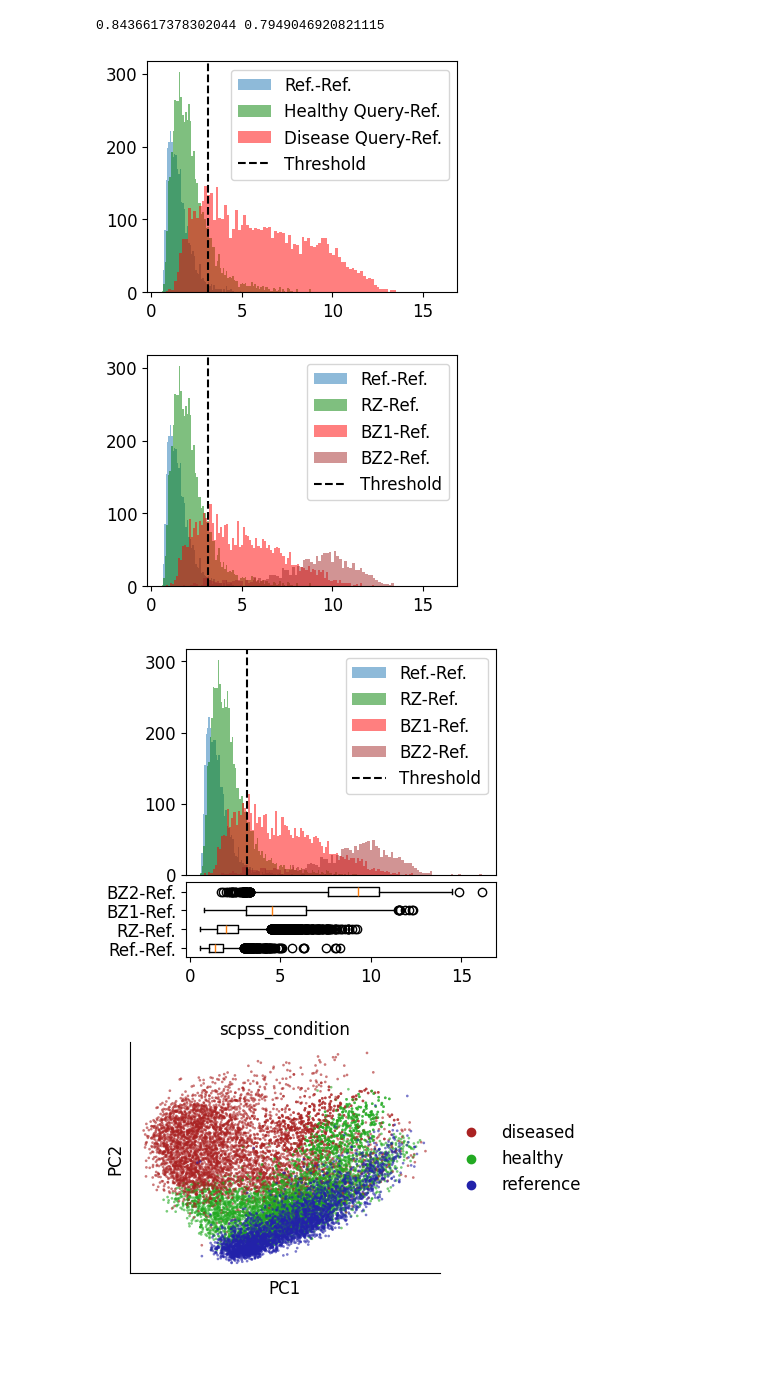
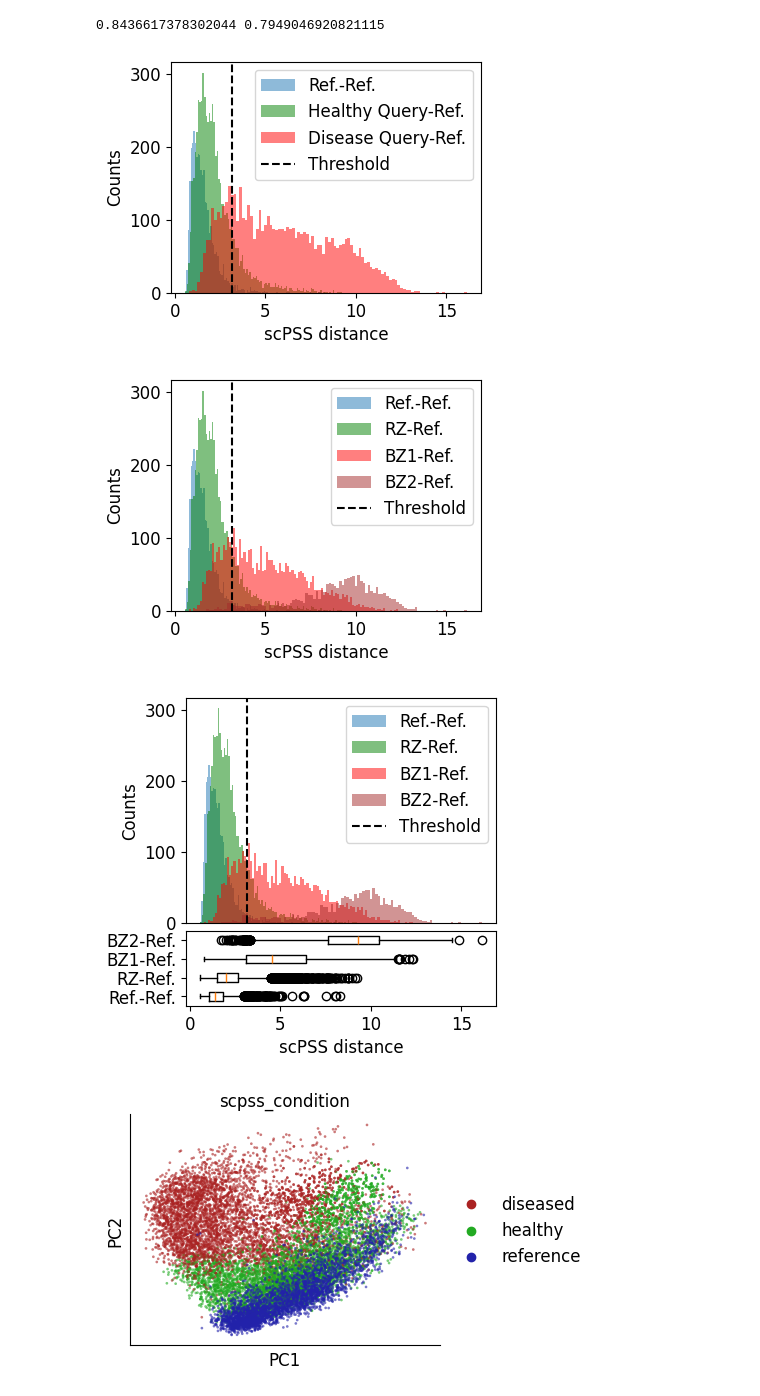
Before and after one commit to SaminRK/scPSS-reproducibility, a Jupyter notebook: Fig_2_Infarcted_Heart_Tissue.ipynb, the cells around one changed output. Cells and saved outputs as stored; diff of their text form; code cells hidden in the pictures; blank space fills up the shorter version.

```diff
--- a/Fig_2_Infarcted_Heart_Tissue.ipynb
+++ b/Fig_2_Infarcted_Heart_Tissue.ipynb
@@ -437,12 +439,15 @@ plt.hist(dist_ref_ref, bins=100, alpha=.5, label='Ref.-Ref.')
 plt.hist(dist_que_healthy, bins=100, alpha=.5, color='green', label='Healthy Query-Ref.')
 plt.hist(dist_que_disease, bins=100, alpha=.5, color='red', label='Disease Query-Ref.')
 plt.axvline(thres, color='black', linestyle='--', label='Threshold')
+plt.xlabel('scPSS distance')
+plt.ylabel('Counts')
+
 plt.legend()
 
 plt.savefig('distance-distributions-ref-healthy-diseased.svg')
 plt.show()
 # %% [output]
-[figure, old version]
+[figure, new version]
 # %%
 dist_que_bz1 = dist_que_ref[scpss.ad.obs['zone'].isin(['BZ1'])]
 dist_que_bz2 = dist_que_ref[scpss.ad.obs['zone'].isin(['BZ2'])]
@@ -452,41 +457,47 @@ plt.hist(dist_que_healthy, bins=100, alpha=.5, color='green', label='RZ-Ref.')
 plt.hist(dist_que_bz1, bins=100, alpha=.5, color='red', label='BZ1-Ref.')
 plt.hist(dist_que_bz2, bins=100, alpha=.5, color='brown', label='BZ2-Ref.')
 plt.axvline(thres, color='black', linestyle='--', label='Threshold')
+plt.xlabel('scPSS distance')
+plt.ylabel('Counts')
+
 plt.legend()
 
 plt.savefig('distance-distributions-ref-rz-bz1-bz2.svg')
 plt.show()
 # %% [output]
-[figure, old version]
+[figure, new version]
 # %%
 fig, axs = plt.subplots(2, 1, figsize=(4, 4), gridspec_kw={'height_ratios': [3, 1]})
 
 # Plot histograms in the first subplot
 axs[0].hist(dist_ref_ref, bins=100, alpha=0.5, label='Ref.-Ref.')
 axs[0].hist(dist_que_healthy, bins=100, alpha=0.5, color='green', label='RZ-Ref.')
 axs[0].hist(dist_que_bz1, bins=100, alpha=0.5, color='red', label='BZ1-Ref.')
 axs[0].hist(dist_que_bz2, bins=100, alpha=0.5, color='brown', label='BZ2-Ref.')
 axs[0].axvline(thres, color='black', linestyle='--', label='Threshold')
 axs[0].legend()
+axs[0].set_ylabel('Counts')
+
 
 # Remove x-ticks and x-tick labels from the first subplot
 axs[0].tick_params(axis='x', which='both', bottom=False, labelbottom=False)
 
 # Plot boxplots in the second subplot
 axs[1].boxplot(
     [dist_ref_ref, dist_que_healthy, dist_que_bz1, dist_que_bz2],
     vert=False,  # Horizontal boxplots
     labels=['Ref.-Ref.', 'RZ-Ref.', 'BZ1-Ref.', 'BZ2-Ref.']
 )
+axs[1].set_xlabel('scPSS distance')
 
 # Reduce the gap between subplots
 plt.subplots_adjust(hspace=0.05)  # Adjust the vertical spacing between the panels
 
 # Save and show the figure
 plt.savefig('distance-distributions-with-boxplots.svg')
 plt.show()
 # %% [output]
-[figure, old version]
+[figure, new version]
 # %%
 # Set global font size for ticks and labels
 plt.rcParams['figure.figsize'] = [4, 3]
```
Also changed, not shown: parts of 2 cells of this notebook, 1 other file.
